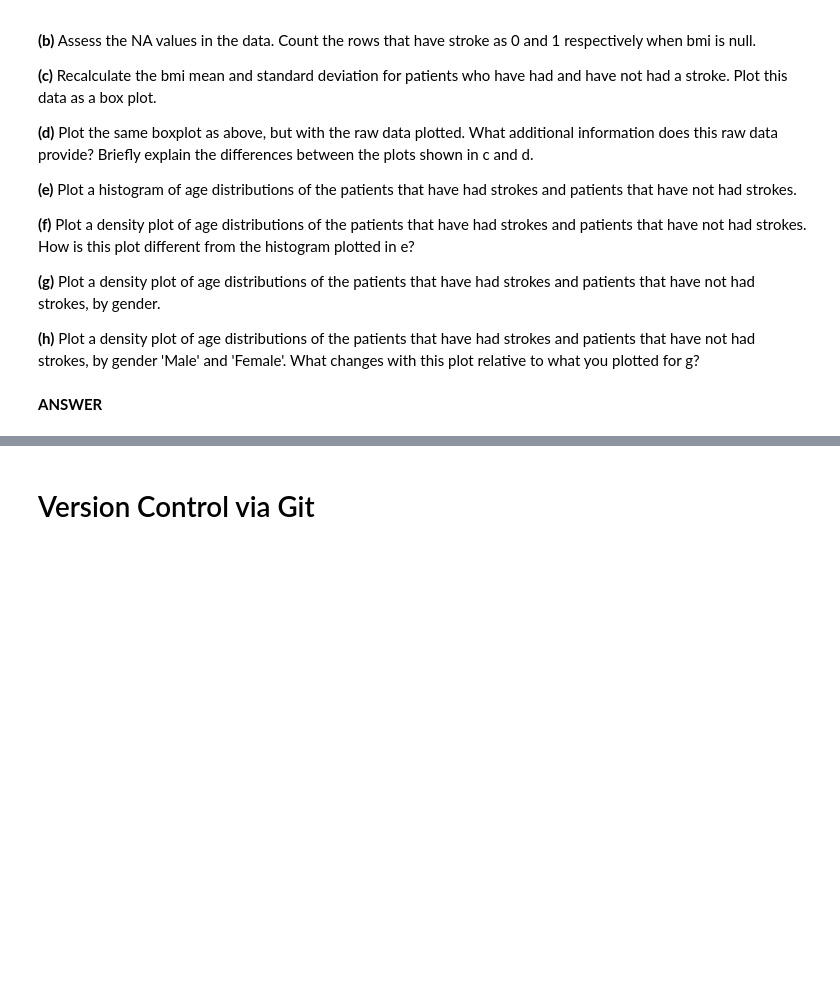
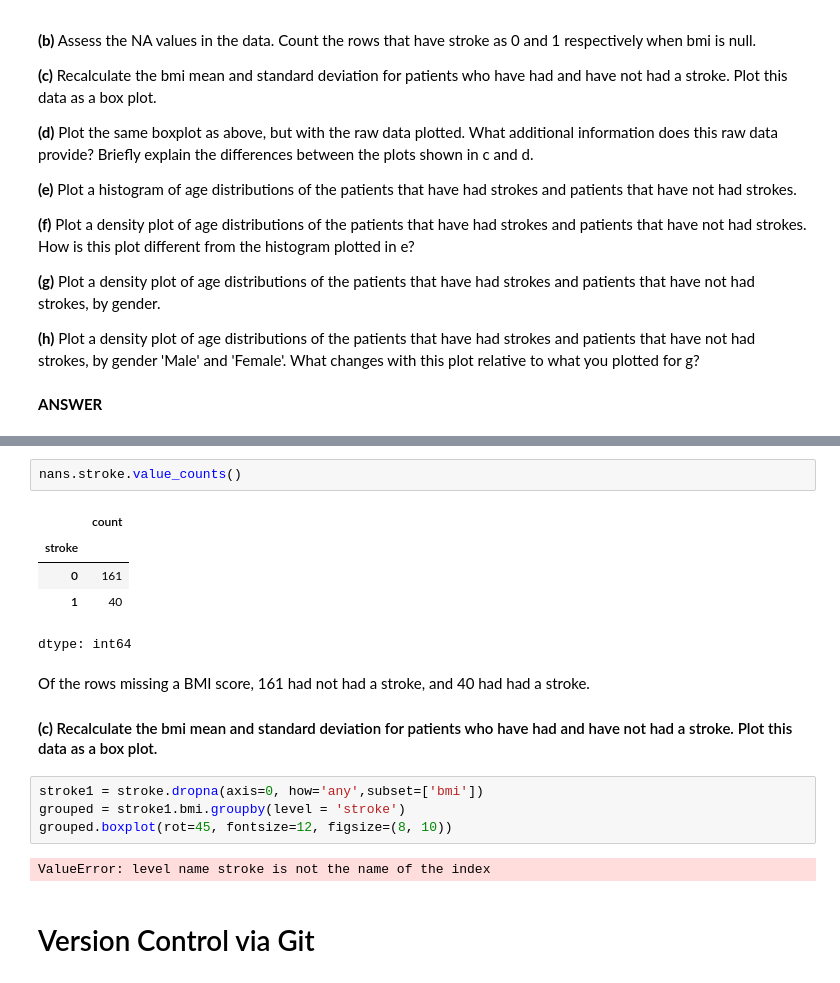
Before and after one commit to rbryan2001/CSCI_591, a Jupyter notebook: assignments/assignment_1.ipynb, the cells around one changed output, grey strips where cells are left out. Cells and saved outputs as stored; diff of their text form; blank space fills up the shorter version.

```diff
--- a/assignments/assignment_1.ipynb
+++ b/assignments/assignment_1.ipynb
@@ -78,3 +130,21 @@ A stroke occurs when the blood flow to a part of the brain is reduced or restric
+# %%
+nans.stroke.value_counts()
+# %% [output]
+|  | count |
+| stroke |  |
+| 0 | 161 |
+| 1 | 40 |
+dtype: int64
+# %% [markdown]
+Of the rows missing a BMI score, 161 had not had a stroke, and 40 had had a stroke.
+
+#### **(c)** Recalculate the bmi mean and standard deviation for patients who have had and have not had a stroke. Plot this data as a box plot.
+# %%
+stroke1 = stroke.dropna(axis=0, how='any',subset=['bmi'])
+grouped = stroke1.bmi.groupby(level = 'stroke')
+grouped.boxplot(rot=45, fontsize=12, figsize=(8, 10))
+# %% [output]
+ValueError: level name stroke is not the name of the index
 # %% [markdown]
 # Version Control via Git
 # %% [markdown]
```
Also changed, not shown: parts of 9 cells of this notebook.
